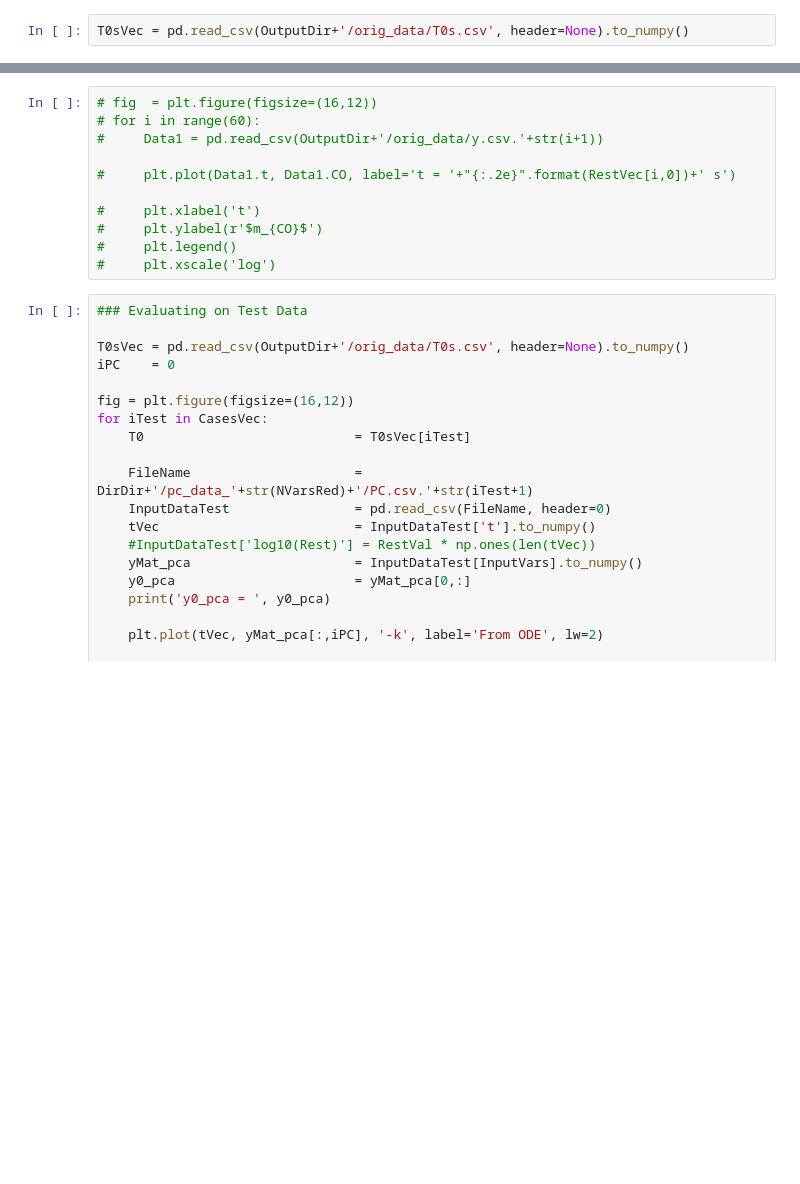
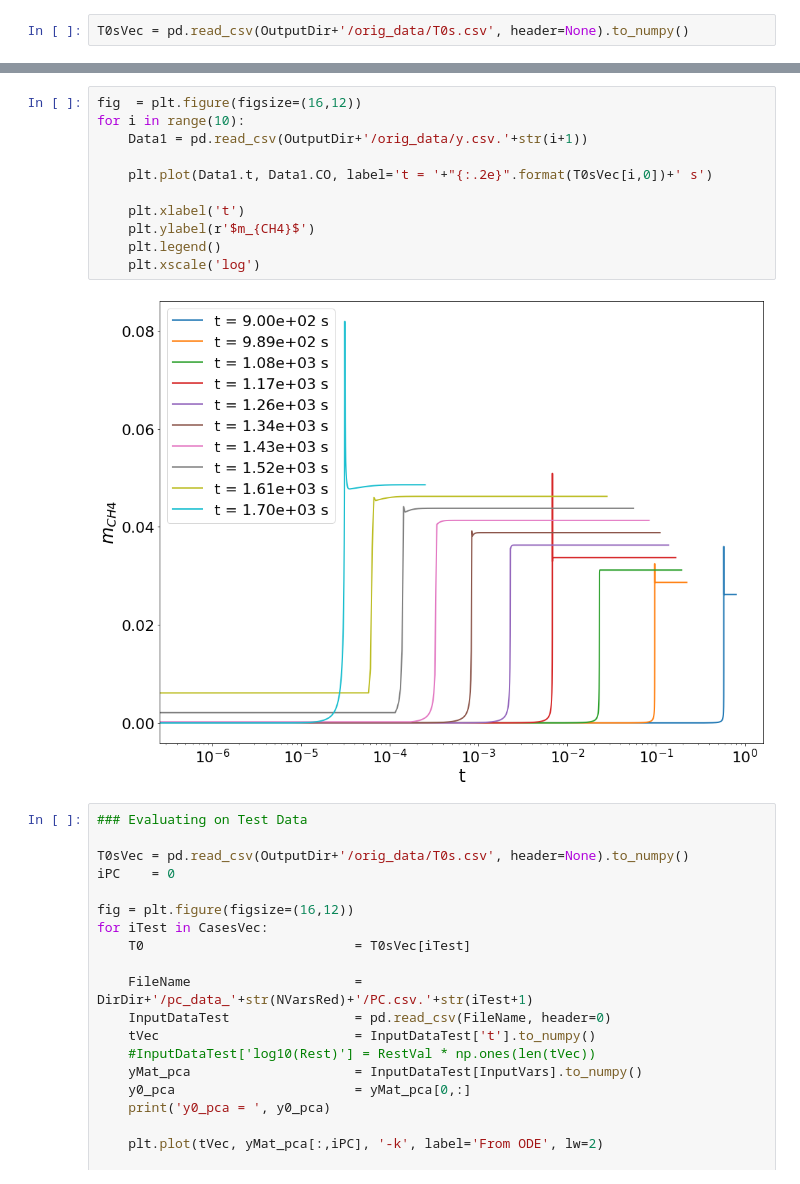
Before and after one commit to simoneventuri/ROMNet_, a Jupyter notebook: scripts/generating_data/0DReactor/Plot_Data.ipynb, the cells around one changed output, grey strips where cells are left out. Saved outputs shown, nothing was run; the diff lists cells and outputs as text; blank space fills up the shorter version.

```diff
--- a/scripts/generating_data/0DReactor/Plot_Data.ipynb
+++ b/scripts/generating_data/0DReactor/Plot_Data.ipynb
@@ -41,14 +41,16 @@ for i in range(len(T0sVec)):
 # %%
-# fig  = plt.figure(figsize=(16,12))
-# for i in range(60):
-#     Data1 = pd.read_csv(OutputDir+'/orig_data/y.csv.'+str(i+1))
+fig  = plt.figure(figsize=(16,12))
+for i in range(10):
+    Data1 = pd.read_csv(OutputDir+'/orig_data/y.csv.'+str(i+1))
 
-#     plt.plot(Data1.t, Data1.CO, label='t = '+"{:.2e}".format(RestVec[i,0])+' s')
+    plt.plot(Data1.t, Data1.CO, label='t = '+"{:.2e}".format(T0sVec[i,0])+' s')
 
-#     plt.xlabel('t')
-#     plt.ylabel(r'$m_{CO}$')
-#     plt.legend()
-#     plt.xscale('log')
+    plt.xlabel('t')
+    plt.ylabel(r'$m_{CH4}$')
+    plt.legend()
+    plt.xscale('log')
+# %% [output]
+[figure, added]
 # %%
 ### Evaluating on Test Data
 
```
Also changed, not shown: parts of 1 cell of this notebook, 15 other files.
